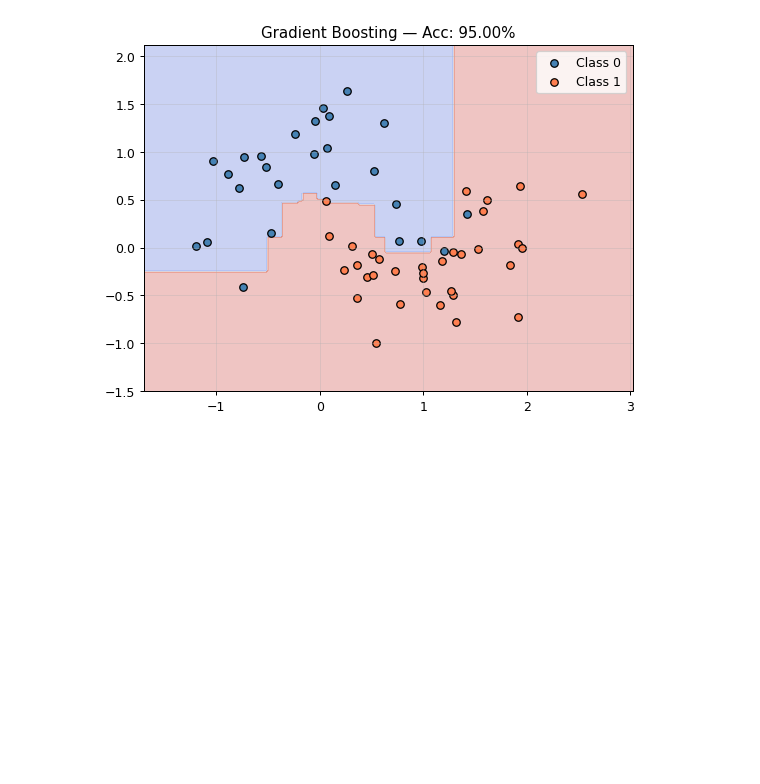
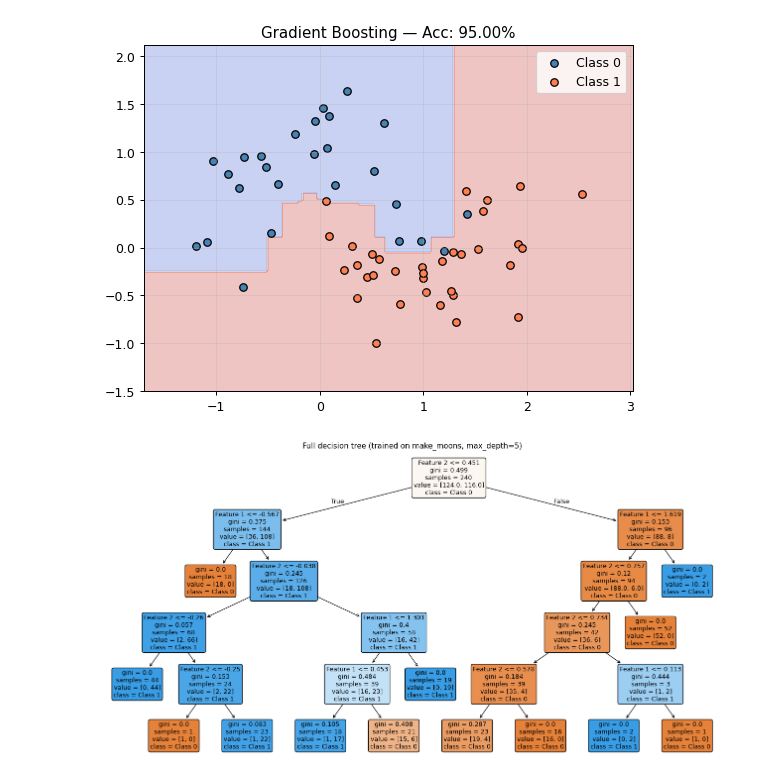
Before and after one commit to karuso356/Machine-Learning-6-SIN-A-Mar-Jul-2026, a Jupyter notebook: trees.ipynb, the cells around one changed output. Saved outputs shown, nothing was run; the diff lists cells and outputs as text; code cells hidden in the pictures; blank space fills up the shorter version.

Commit message:
wip: tree explanation

```diff
--- a/trees.ipynb
+++ b/trees.ipynb
@@ -224,3 +224,17 @@ plot_decision_boundary(boosting_model, X_test, y_test, f'Gradient Boosting — A
 # %% [output]
 Gradient Boosting Accuracy: 0.950
 [figure]
+# %%
+plt.figure(figsize=(18, 9))
+plot_tree(
+    tree,
+    filled=True,
+    rounded=True,
+    feature_names=['Feature 1', 'Feature 2'],
+    class_names=['Class 0', 'Class 1'],
+    fontsize=10
+)
+plt.title('Full decision tree (trained on make_moons, max_depth=5)')
+plt.show()
+# %% [output]
+[figure, added]
```
Also changed, not shown: parts of 1 cell of this notebook.
